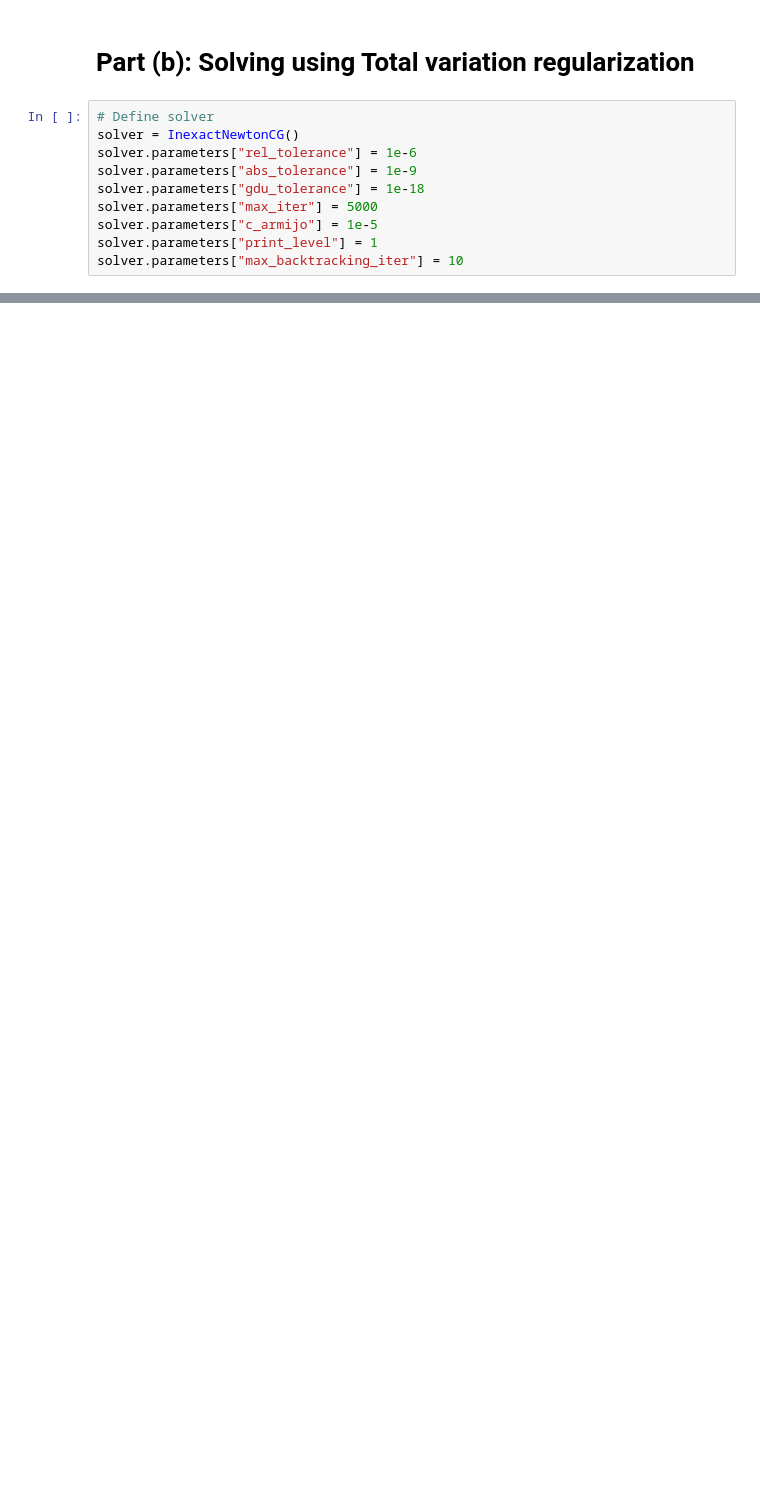
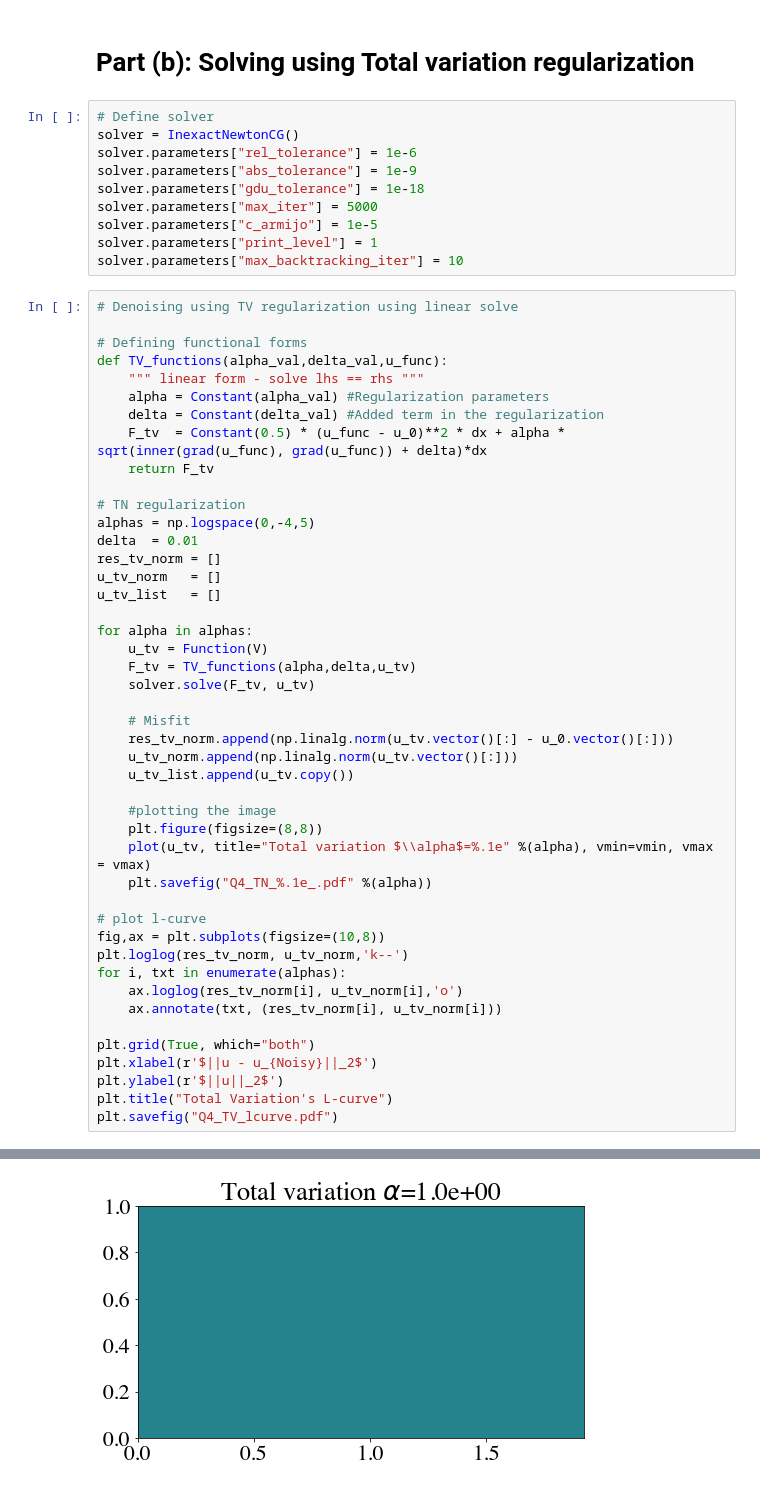
Before and after one commit to mashadab/Computational-and-Variational-Methods-for-Inverse-Problems, a Jupyter notebook: HW3-Fenics/HW3_Q4.ipynb, the cells around one changed output, grey strips where cells are left out. Cells and saved outputs as stored; diff of their text form; blank space fills up the shorter version.

```diff
--- a/HW3-Fenics/HW3_Q4.ipynb
+++ b/HW3-Fenics/HW3_Q4.ipynb
@@ -131,3 +136,49 @@ solver.parameters["max_iter"] = 5000
 solver.parameters["c_armijo"] = 1e-5
 solver.parameters["print_level"] = 1
 solver.parameters["max_backtracking_iter"] = 10
+# %%
+# Denoising using TV regularization using linear solve
+
+# Defining functional forms
+def TV_functions(alpha_val,delta_val,u_func):
+    """ linear form - solve lhs == rhs """
+    alpha = Constant(alpha_val) #Regularization parameters
+    delta = Constant(delta_val) #Added term in the regularization
+    F_tv  = Constant(0.5) * (u_func - u_0)**2 * dx + alpha * sqrt(inner(grad(u_func), grad(u_func)) + delta)*dx
+    return F_tv
+
+# TN regularization
+alphas = np.logspace(0,-4,5)
+delta  = 0.01
+res_tv_norm = []
+u_tv_norm   = []
+u_tv_list   = []
+
+for alpha in alphas:
+    u_tv = Function(V)
+    F_tv = TV_functions(alpha,delta,u_tv)
+    solver.solve(F_tv, u_tv)
+
+    # Misfit
+    res_tv_norm.append(np.linalg.norm(u_tv.vector()[:] - u_0.vector()[:]))
+    u_tv_norm.append(np.linalg.norm(u_tv.vector()[:]))
+    u_tv_list.append(u_tv.copy())
+
+    #plotting the image
+    plt.figure(figsize=(8,8))
+    plot(u_tv, title="Total variation $\\alpha$=%.1e" %(alpha), vmin=vmin, vmax = vmax)
+    plt.savefig("Q4_TN_%.1e_.pdf" %(alpha))
+
+# plot l-curve
+fig,ax = plt.subplots(figsize=(10,8))
+plt.loglog(res_tv_norm, u_tv_norm,'k--')
+for i, txt in enumerate(alphas):
+    ax.loglog(res_tv_norm[i], u_tv_norm[i],'o')
+    ax.annotate(txt, (res_tv_norm[i], u_tv_norm[i]))
+
+plt.grid(True, which="both")
+plt.xlabel(r'$||u - u_{Noisy}||_2$')
+plt.ylabel(r'$||u||_2$')
+plt.title("Total Variation's L-curve")
+plt.savefig("Q4_TV_lcurve.pdf")
+# %% [output]
@@ -133,0 +202 @@ solver.parameters["max_backtracking_iter"] = 10
+[figure, added]
```
Also changed, not shown: parts of 6 cells of this notebook, 24 other files.
